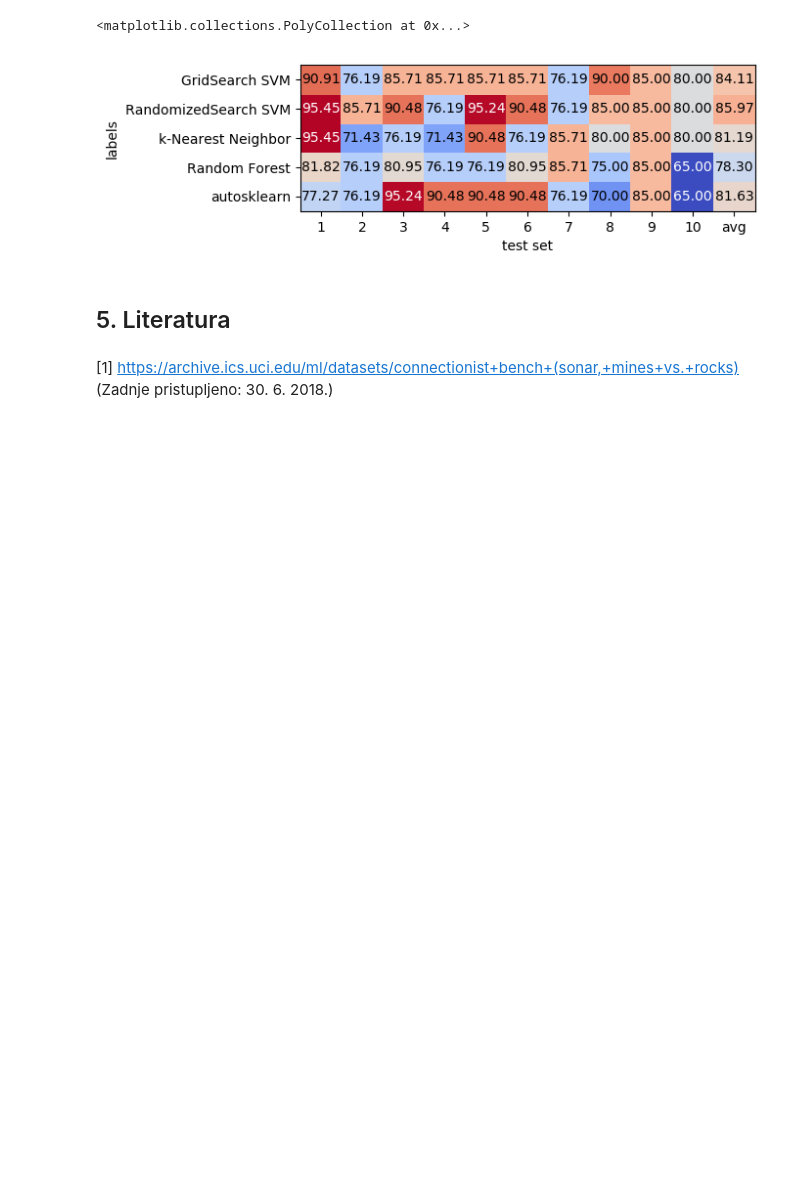
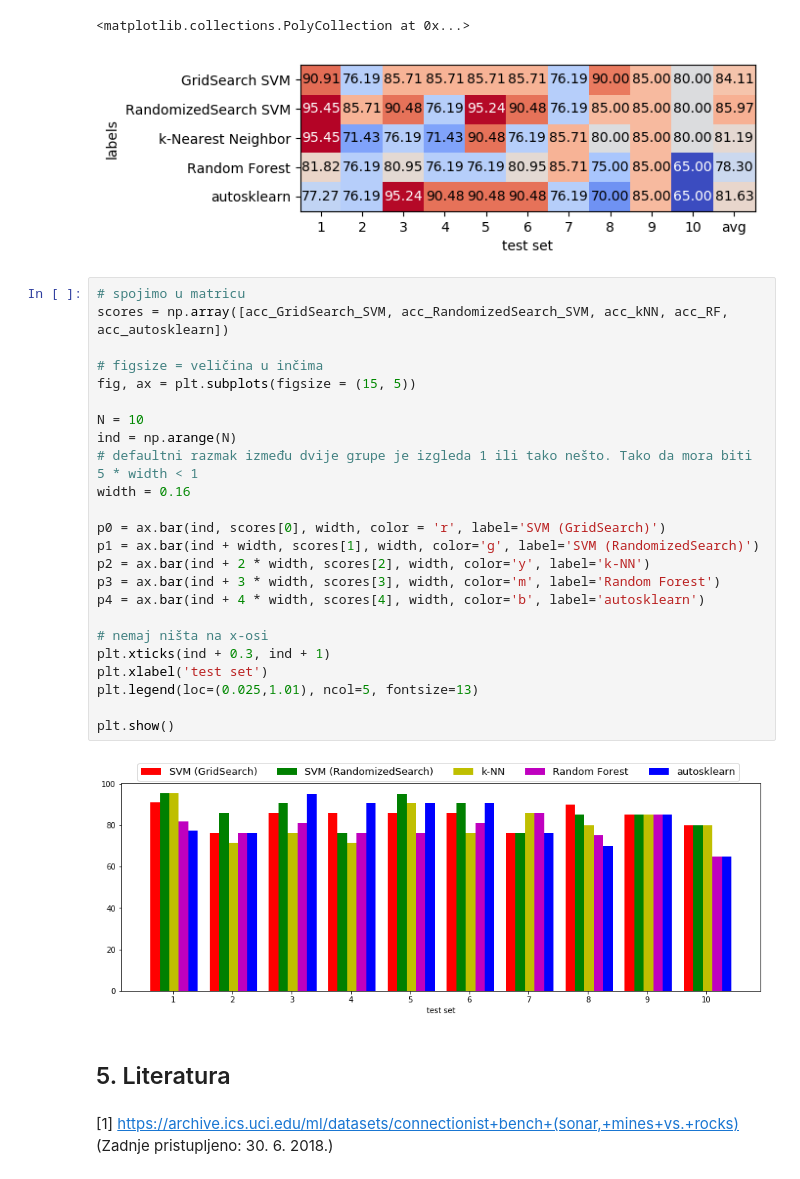
Before and after one commit to PMF-StrojnoUcenje2018/Rock_n_Mine, a Jupyter notebook: Rock_n_Mine.ipynb, the cells around one changed output. Saved outputs shown, nothing was run; the diff lists cells and outputs as text; blank space fills up the shorter version.

Commit message:
Dodan bar chart rezultata.

```diff
--- a/Rock_n_Mine.ipynb
+++ b/Rock_n_Mine.ipynb
@@ -622,6 +622,32 @@ ylabel='labels', yticklabels=labels['labels'], cmap=cm.coolwarm)
 # %% [output]
 <matplotlib.collections.PolyCollection at 0x...>
 [figure]
+# %%
+# spojimo u matricu
+scores = np.array([acc_GridSearch_SVM, acc_RandomizedSearch_SVM, acc_kNN, acc_RF, acc_autosklearn])
+
+# figsize = veličina u inčima
+fig, ax = plt.subplots(figsize = (15, 5))
+
+N = 10
+ind = np.arange(N)
+# defaultni razmak između dvije grupe je izgleda 1 ili tako nešto. Tako da mora biti 5 * width < 1
+width = 0.16
+
+p0 = ax.bar(ind, scores[0], width, color = 'r', label='SVM (GridSearch)')
+p1 = ax.bar(ind + width, scores[1], width, color='g', label='SVM (RandomizedSearch)')
+p2 = ax.bar(ind + 2 * width, scores[2], width, color='y', label='k-NN')
+p3 = ax.bar(ind + 3 * width, scores[3], width, color='m', label='Random Forest')
+p4 = ax.bar(ind + 4 * width, scores[4], width, color='b', label='autosklearn')
+
+# nemaj ništa na x-osi
+plt.xticks(ind + 0.3, ind + 1)
+plt.xlabel('test set')
+plt.legend(loc=(0.025,1.01), ncol=5, fontsize=13)
+
+plt.show()
+# %% [output]
+[figure, added]
 # %% [markdown]
 ## 5. Literatura
 # %% [markdown]
```
Also changed, not shown: parts of 10 cells of this notebook, 1 other file.
